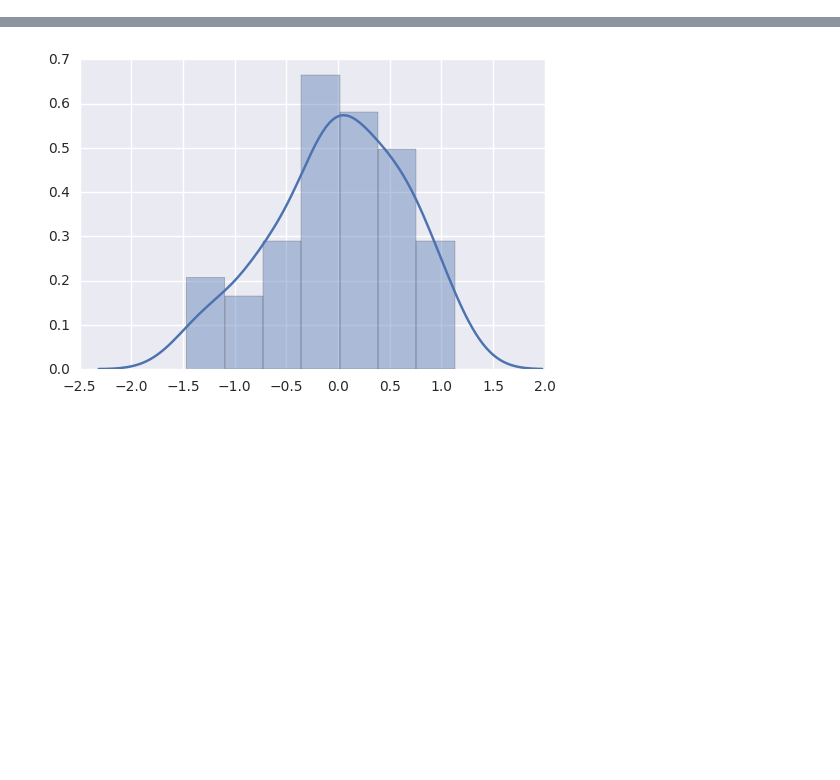
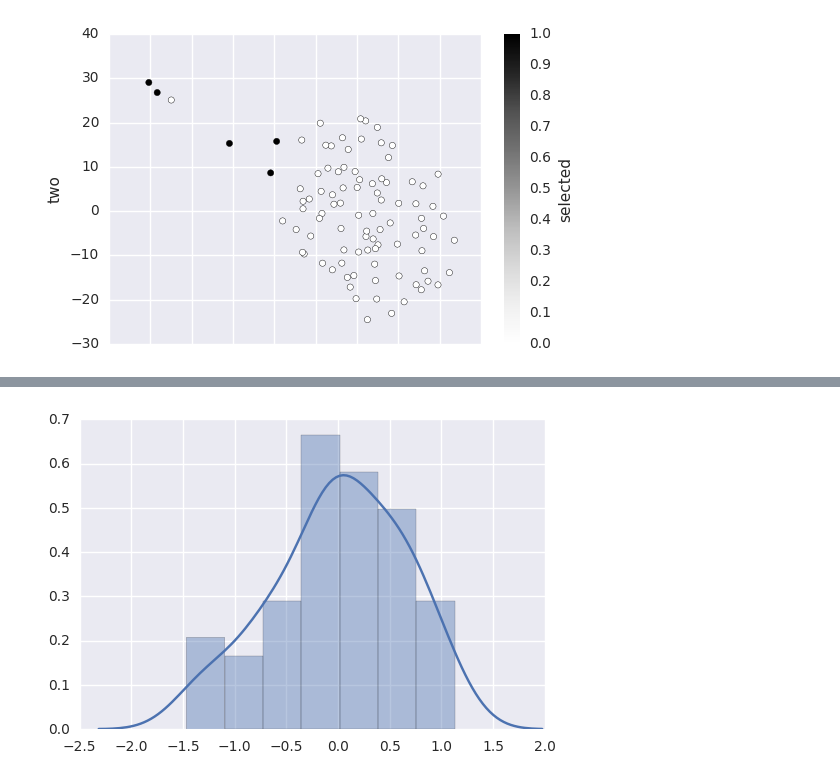
Before and after one commit to nandanrao/education, a Jupyter notebook: personality.ipynb, the cells around one changed output, grey strips where cells are left out. Saved outputs shown, nothing was run; the diff lists cells and outputs as text; code cells hidden in the pictures; blank space fills up the shorter version.

```diff
--- a/personality.ipynb
+++ b/personality.ipynb
@@ -62,0 +64,11 @@ others_projected = others_model.transform(others)
+# %%
+others_projected = others_model.transform(others)
+five_projected = five_model.transform(fived)
+
+ids = read_surveys().user_id
+# %%
+from bokeh.charts import Scatter
+
+def viz_students(m, selected):
+    d = pd.DataFrame(m, columns = ['one', 'two']).assign(user_id = ids, selected = selected)
+    d.plot.scatter(x = 'one', y = 'two', c = 'selected')
@@ -62,0 +96,9 @@ others_projected = others_model.transform(others)
+# %%
+# take a look at each big5 axis in turn, find a 1 dimensional line that comes closes to replicating that (regression -- sparsity L1?).
+
+neighbors = NearestNeighbors(algorithm = 'brute').fit(fived).kneighbors()[1]
+selected = np.in1d(range(fived.shape[0]), neighbors[0])
+# %%
+viz_students(MDS().fit_transform(fived), selected)
+# %% [output]
+[figure, added]
```
Also changed, not shown: parts of 15 cells of this notebook, 2 other files.
